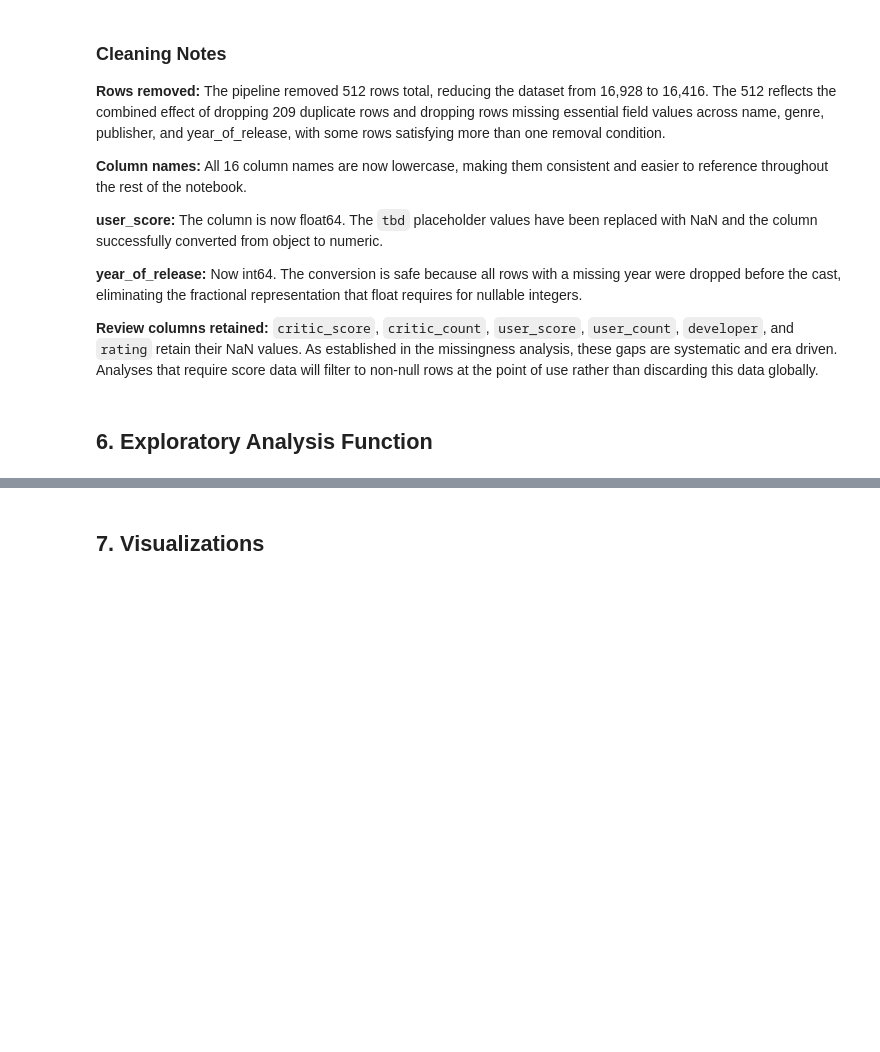
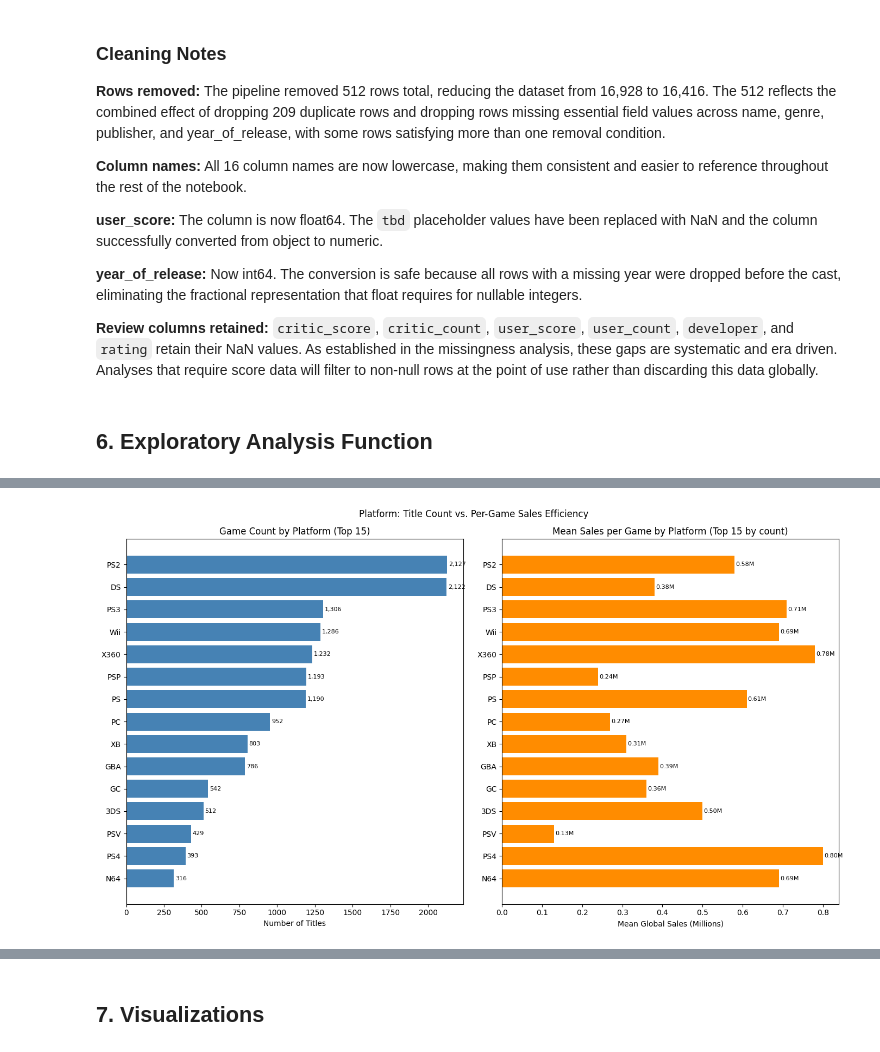
Before and after one commit to thebobmay/ai-programming-foundations-project, a Jupyter notebook: notebooks/data_workflow.ipynb, the cells around one changed output, grey strips where cells are left out. Saved outputs shown, nothing was run; the diff lists cells and outputs as text; code cells hidden in the pictures; blank space fills up the shorter version.

```diff
--- a/notebooks/data_workflow.ipynb
+++ b/notebooks/data_workflow.ipynb
@@ -360,0 +451,22 @@ print(f"Shape: {df_clean.shape}")
+# %%
+fig, axes = plt.subplots(1, 2, figsize=(14, 8))
+
+platform_data = summaries['platform_counts'].reset_index().head(15).sort_values('game_count')
+
+axes[0].barh(platform_data['platform'], platform_data['game_count'], color='steelblue')
+axes[0].set_xlabel('Number of Titles')
+axes[0].set_title('Game Count by Platform (Top 15)')
+for i, val in enumerate(platform_data['game_count']):
+    axes[0].text(val + 10, i, f'{val:,}', va='center', fontsize=8)
+
+axes[1].barh(platform_data['platform'], platform_data['mean_global_sales'], color='darkorange')
+axes[1].set_xlabel('Mean Global Sales (Millions)')
+axes[1].set_title('Mean Sales per Game by Platform (Top 15 by count)')
+for i, val in enumerate(platform_data['mean_global_sales']):
+    axes[1].text(val + 0.003, i, f'{val:.2f}M', va='center', fontsize=8)
+
+plt.suptitle('Platform: Title Count vs. Per-Game Sales Efficiency', fontsize=12)
+plt.tight_layout()
+plt.show()
+# %% [output]
+[figure, added]
```
Also changed, not shown: parts of 44 cells of this notebook, 5 other files.
